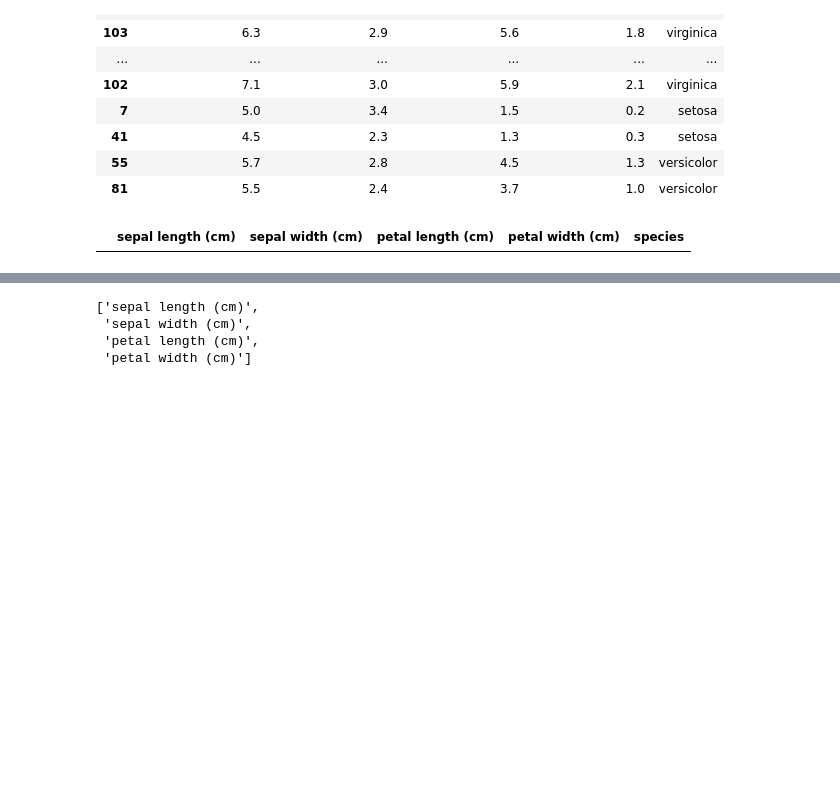
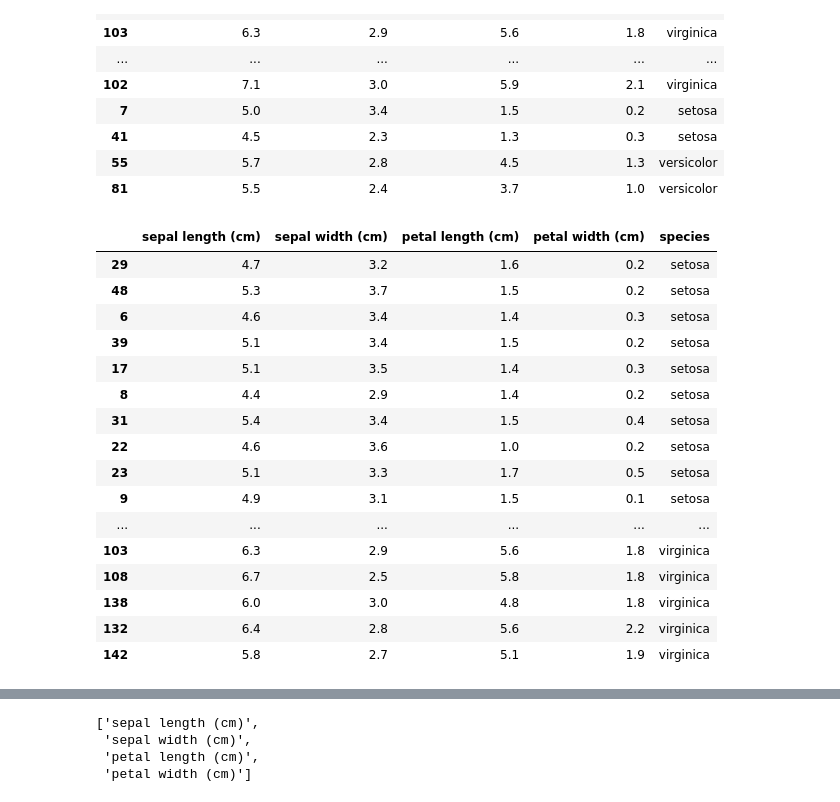
Before and after one commit to Matutii/Labs-Machine-Learning, a Jupyter notebook: clase2.ipynb, the cells around one changed output, grey strips where cells are left out. Drawn from its saved outputs; the diff is of its cells as text; code cells hidden in the pictures; blank space fills up the shorter version.

```diff
--- a/clase2.ipynb
+++ b/clase2.ipynb
@@ -148,9 +148,26 @@ test =iris.sample(frac=0.2)
 # %%
 test_iris = pd.DataFrame()
 
-for i in range(0,3):
-    test_iris = pd.concat([test_iris, iris[iris["species"] == i].sample(frac=0.2)])
+especies = iris["species"].unique()
+for especie in especies:
+    test_iris = pd.concat([test_iris, iris[iris["species"] == especie].sample(frac=0.2)])
 
 test_iris
 # %% [output]
 |  | sepal length (cm) | sepal width (cm) | petal length (cm) | petal width (cm) | species |
+| 29 | 4.7 | 3.2 | 1.6 | 0.2 | setosa |
+| 48 | 5.3 | 3.7 | 1.5 | 0.2 | setosa |
+| 6 | 4.6 | 3.4 | 1.4 | 0.3 | setosa |
+| 39 | 5.1 | 3.4 | 1.5 | 0.2 | setosa |
+| 17 | 5.1 | 3.5 | 1.4 | 0.3 | setosa |
+| 8 | 4.4 | 2.9 | 1.4 | 0.2 | setosa |
+| 31 | 5.4 | 3.4 | 1.5 | 0.4 | setosa |
+| 22 | 4.6 | 3.6 | 1.0 | 0.2 | setosa |
+| 23 | 5.1 | 3.3 | 1.7 | 0.5 | setosa |
+| 9 | 4.9 | 3.1 | 1.5 | 0.1 | setosa |
+| ... | ... | ... | ... | ... | ... |
+| 103 | 6.3 | 2.9 | 5.6 | 1.8 | virginica |
+| 108 | 6.7 | 2.5 | 5.8 | 1.8 | virginica |
+| 138 | 6.0 | 3.0 | 4.8 | 1.8 | virginica |
+| 132 | 6.4 | 2.8 | 5.6 | 2.2 | virginica |
+| 142 | 5.8 | 2.7 | 5.1 | 1.9 | virginica |
```
Also changed, not shown: parts of 5 cells of this notebook.
